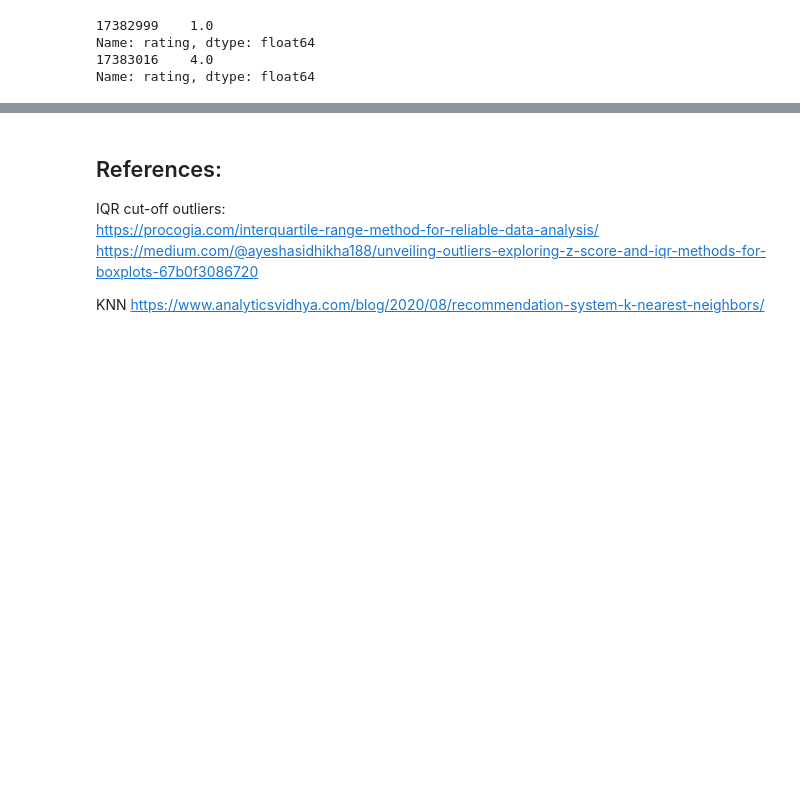
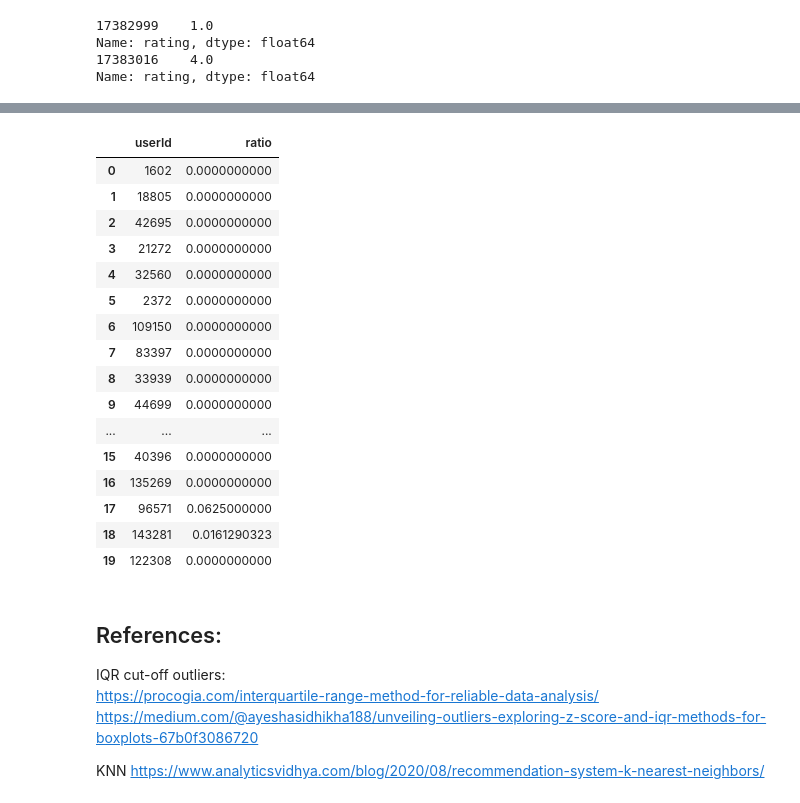
Before and after one commit to YYHugo/contentRecommendation, a Jupyter notebook: analise-final-Content-based-Cosine.ipynb, the cells around one changed output, grey strips where cells are left out. Drawn from its saved outputs; the diff is of its cells as text; code cells hidden in the pictures; blank space fills up the shorter version.

```diff
--- a/analise-final-Content-based-Cosine.ipynb
+++ b/analise-final-Content-based-Cosine.ipynb
@@ -851,3 +849,26 @@ Recommended Movies:
+# %%
+# Set the display precision for floats
+pd.set_option('display.float_format', '{:.10f}'.format)
+
+display(recommended_predicted_ratio_for_user)
+# %% [output]
+|  | userId | ratio |
+| 0 | 1602 | 0.0000000000 |
+| 1 | 18805 | 0.0000000000 |
+| 2 | 42695 | 0.0000000000 |
+| 3 | 21272 | 0.0000000000 |
+| 4 | 32560 | 0.0000000000 |
+| 5 | 2372 | 0.0000000000 |
+| 6 | 109150 | 0.0000000000 |
+| 7 | 83397 | 0.0000000000 |
+| 8 | 33939 | 0.0000000000 |
+| 9 | 44699 | 0.0000000000 |
+| ... | ... | ... |
+| 15 | 40396 | 0.0000000000 |
+| 16 | 135269 | 0.0000000000 |
+| 17 | 96571 | 0.0625000000 |
+| 18 | 143281 | 0.0161290323 |
+| 19 | 122308 | 0.0000000000 |
 # %% [markdown]
 ## References:
 
```
Also changed, not shown: parts of 2 cells of this notebook, 1 other file.
